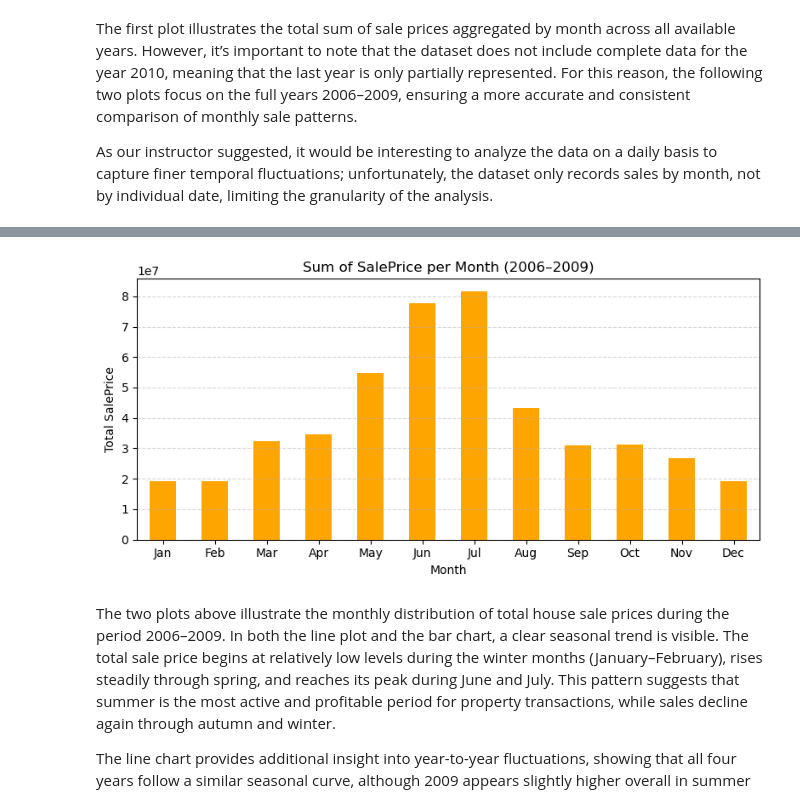
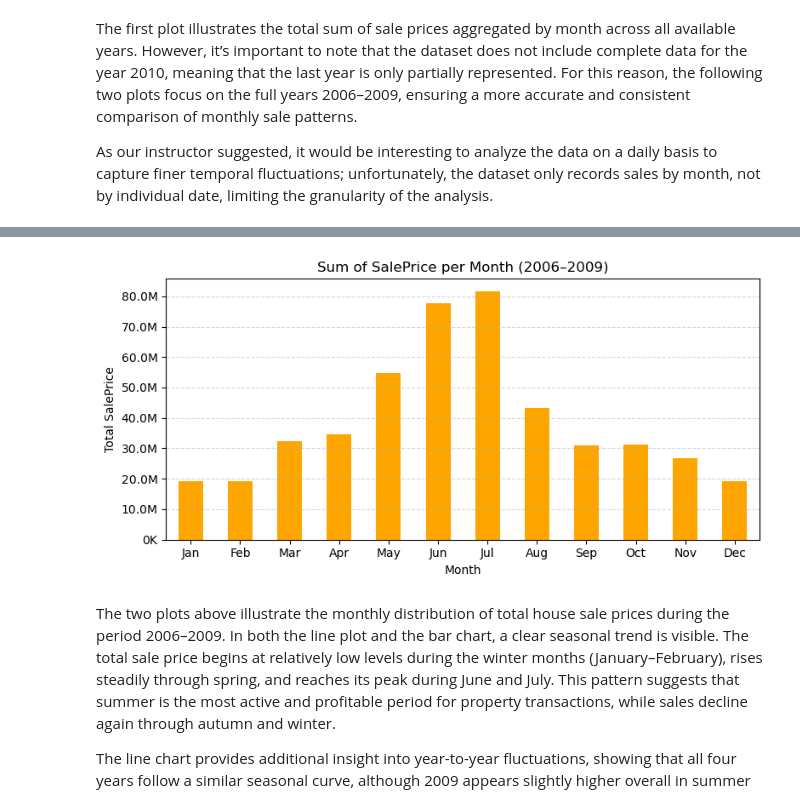
Before and after one commit to i-demetriou/dsc510-group-project, a Jupyter notebook: dsc510.theofanous.alexandrou.demetriou.ipynb, the cells around one changed output, grey strips where cells are left out. Saved outputs shown, nothing was run; the diff lists cells and outputs as text; code cells hidden in the pictures.

```diff
--- a/dsc510.theofanous.alexandrou.demetriou.ipynb
+++ b/dsc510.theofanous.alexandrou.demetriou.ipynb
@@ -1202,29 +1204,36 @@ plt.show()
 # %%
 # Keep only data from 2006–2009
 df_filtered = df[df['Yr Sold'].between(2006, 2009)]
 
 # Compute monthly sum for these years
 monthly_sum = (
     df_filtered.groupby('Month', as_index=True)['SalePrice']
       .sum()
       .reindex(range(1, 13), fill_value=0)
 )
 
 # Month labels
 month_labels = ['Jan', 'Feb', 'Mar', 'Apr', 'May', 'Jun',
                 'Jul', 'Aug', 'Sep', 'Oct', 'Nov', 'Dec']
 
 plt.figure(figsize=(8, 4))
-monthly_sum.plot(kind='bar', color='orange')
+ax = monthly_sum.plot(kind='bar', color='orange')
+
 plt.title("Sum of SalePrice per Month (2006–2009)")
 plt.xlabel("Month")
 plt.ylabel("Total SalePrice")
+
+# Format Y-axis values as K or M
+ax.yaxis.set_major_formatter(mticker.FuncFormatter(
+    lambda x, _: f'{x/1_000_000:.1f}M' if x >= 1_000_000 else f'{x/1_000:.0f}K'
+))
+
 plt.xticks(ticks=range(0, 12), labels=month_labels, rotation=0)
 plt.grid(True, axis='y', linestyle='--', alpha=0.5)
 plt.tight_layout()
 plt.show()
 # %% [output]
-[figure, old version]
+[figure, new version]
 # %% [markdown]
 The two plots above illustrate the monthly distribution of total house sale prices during the period 2006–2009.
 In both the line plot and the bar chart, a clear seasonal trend is visible. The total sale price begins at relatively low levels during the winter months (January–February), rises steadily through spring, and reaches its peak during June and July. This pattern suggests that summer is the most active and profitable period for property transactions, while sales decline again through autumn and winter.
```
Also changed, not shown: parts of 11 cells of this notebook.
